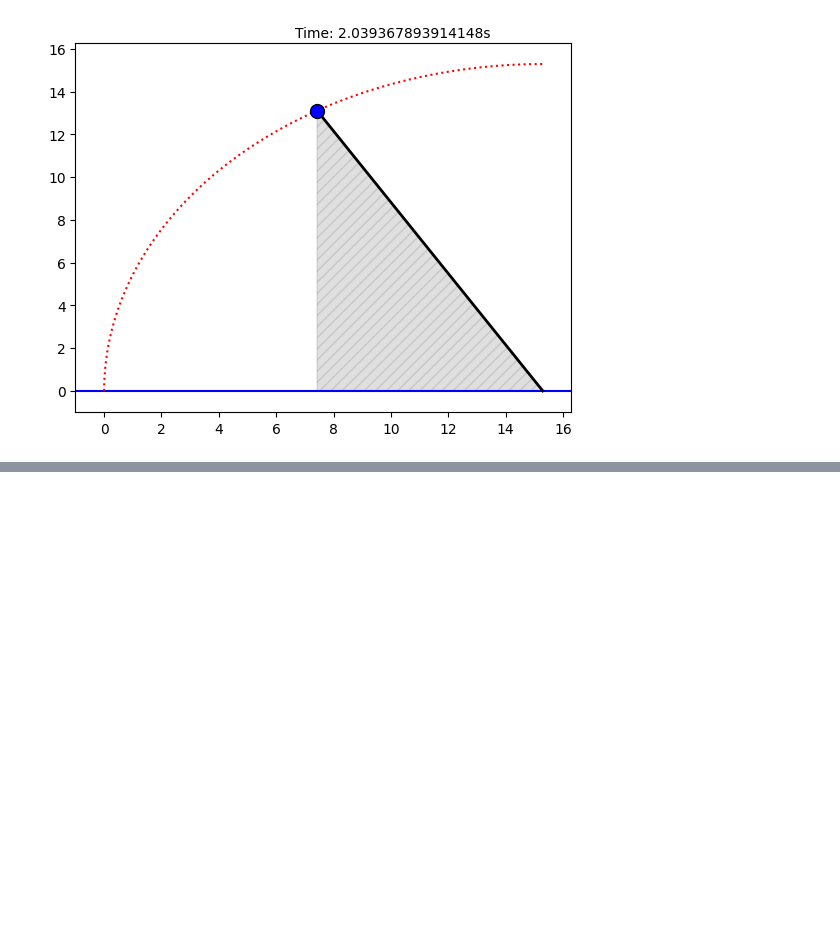
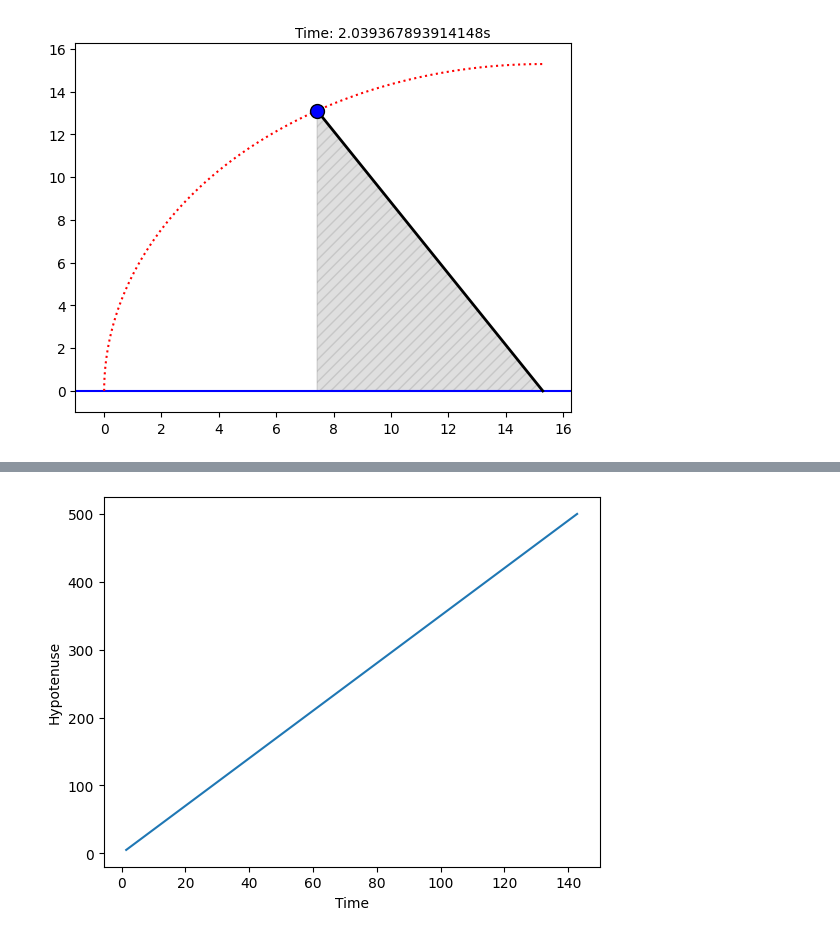
Before and after one commit to Atishaya7777/brachistochrone-trajectory, a Jupyter notebook: main.ipynb, the cells around one changed output, grey strips where cells are left out. Saved outputs shown, nothing was run; the diff lists cells and outputs as text; code cells hidden in the pictures; blank space fills up the shorter version.

```diff
--- a/main.ipynb
+++ b/main.ipynb
@@ -128,6 +128,9 @@ import numpy as np
 
 def rad_to_deg(value: float) -> float:
     return value * 180 / np.pi
+
+def deg_to_rad(value: float) -> float:
+    return value * (np.pi /180)
 
 def hor_weight_comp(m: float, g: float, angle: float) -> float:
     return m * g * np.cos(angle)
@@ -210,0 +252,14 @@ np.arctan(5/3)
+# %%
+time_list: list[float] = []
+hypotenuse_list: list[float] = []
+HYPOTENUSE: float = 5.0
+ANGLE: float = deg_to_rad(30.0) # In radians
+
+for i in range(100):
+    hypotenuse_list.append(HYPOTENUSE * (i + 1))
+    time: float = calc_time(HYPOTENUSE * (i + 1), GRAVITY, HYPOTENUSE * np.sin(ANGLE))
+    time_list.append(time)
+
+plot_two_val(time_list, hypotenuse_list, "Time", "Hypotenuse")
+# %% [output]
+[figure, added]
```
Also changed, not shown: parts of 9 cells of this notebook, 2 other files.
